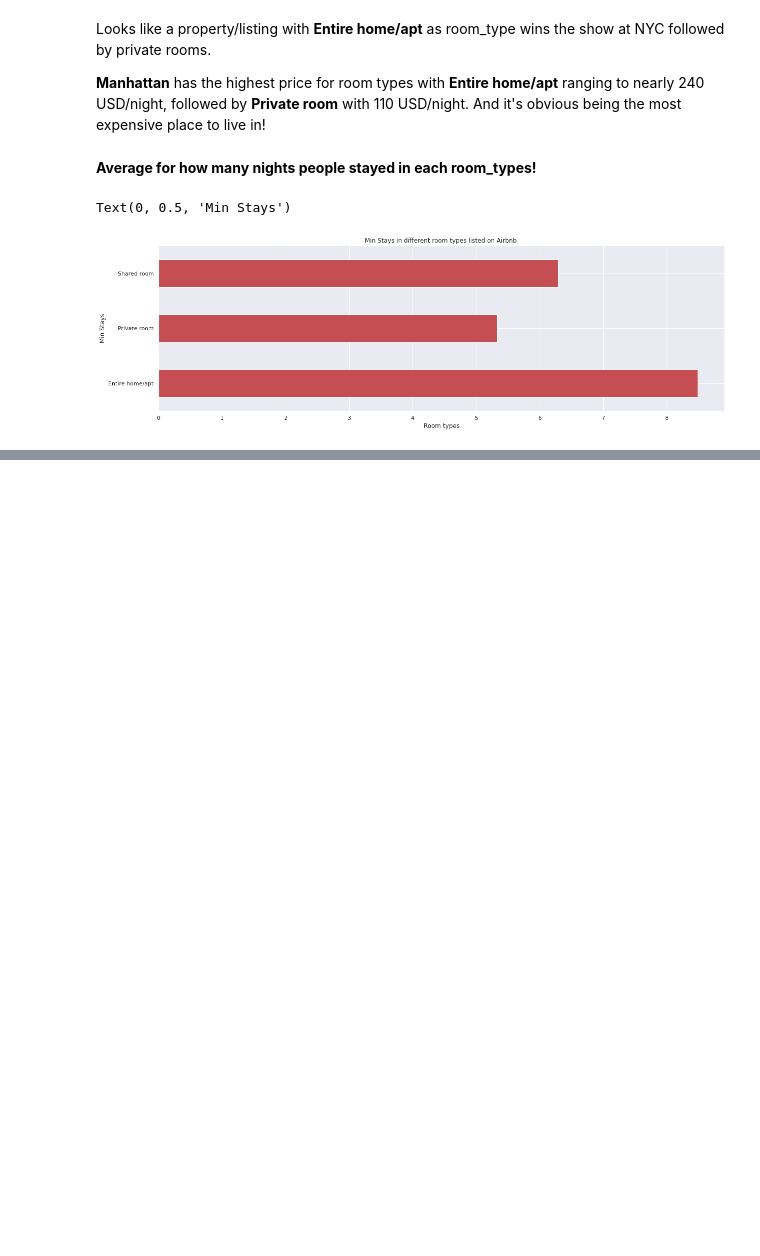
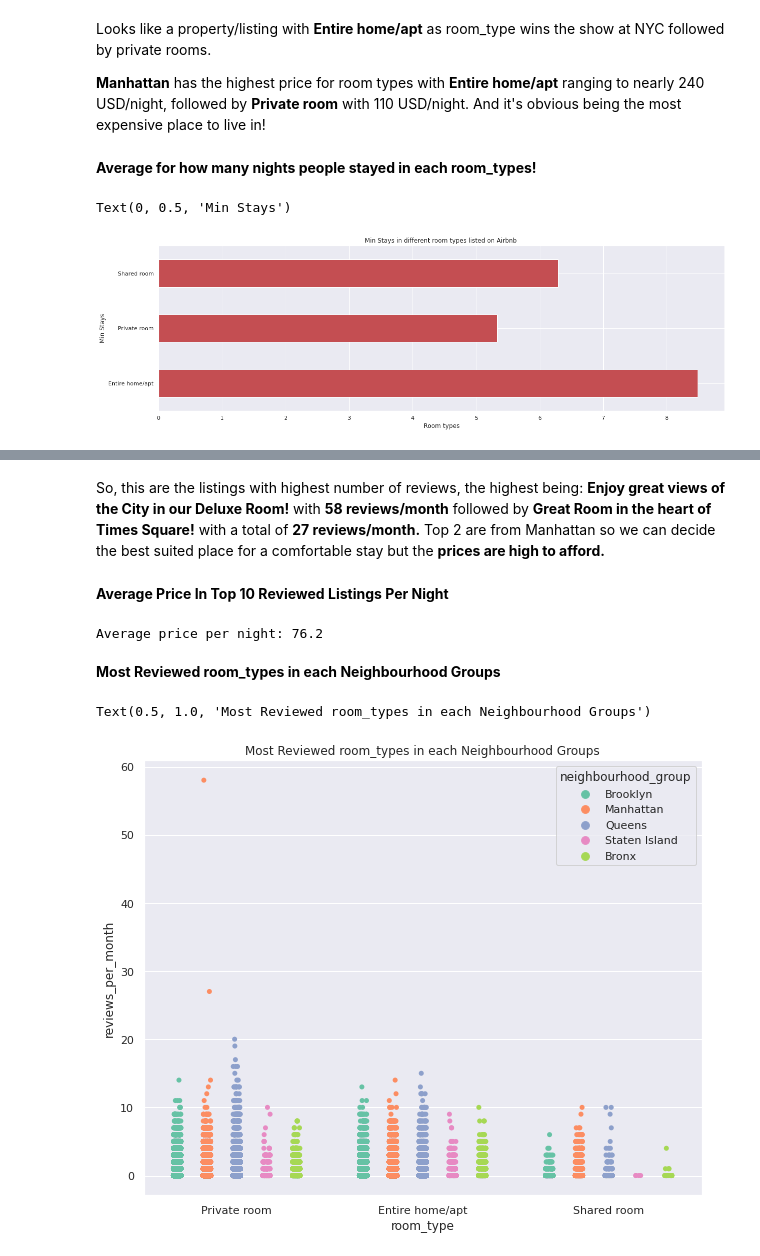
Before and after one commit to harishkollana/Airbnb-Capstone-Project, a Jupyter notebook: Airbnb_Capstone.ipynb, the cells around one changed output, grey strips where cells are left out. Cells and saved outputs as stored; diff of their text form; code cells hidden in the pictures; blank space fills up the shorter version.

```diff
--- a/Airbnb_Capstone.ipynb
+++ b/Airbnb_Capstone.ipynb
@@ -906,0 +927,18 @@ Looking at these it clearly indicates that people mostly prefer living in an ent
+# %% [markdown]
+So, this are the listings with highest number of reviews, the highest being: **Enjoy great views of the City in our Deluxe Room!** with **58 reviews/month** followed by **Great Room in the heart of Times Square!** with a total of **27 reviews/month.** Top 2 are from Manhattan so we can decide the best suited place for a comfortable stay but the **prices are high to afford.**
+# %% [markdown]
+**Average Price In Top 10 Reviewed Listings Per Night**
+# %%
+price_avrg=top10_reviewed_listings.price.mean()
+print('Average price per night: {}'.format(price_avrg))
+# %% [output]
+Average price per night: 76.2
+# %% [markdown]
+**Most Reviewed room_types in each Neighbourhood Groups**
+# %%
+f,ax = plt.subplots(figsize=(10,8))
+ax= sns.stripplot(x='room_type',y='reviews_per_month',hue='neighbourhood_group',dodge=True,data=quantile_df,palette='Set2')
+ax.set_title('Most Reviewed room_types in each Neighbourhood Groups')
+# %% [output]
+Text(0.5, 1.0, 'Most Reviewed room_types in each Neighbourhood Groups')
+[figure, added]
```
Also changed, not shown: parts of 37 cells of this notebook.
